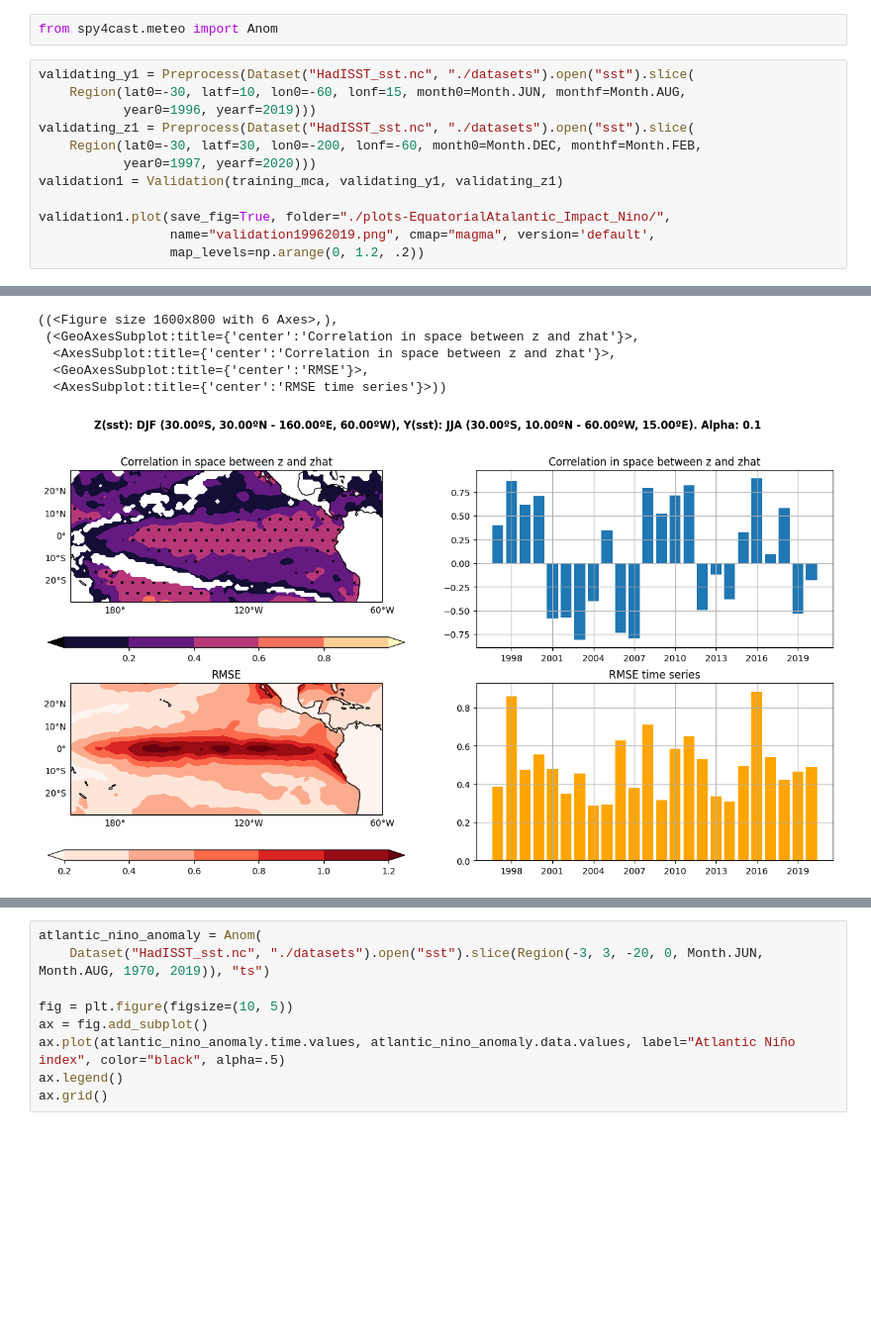
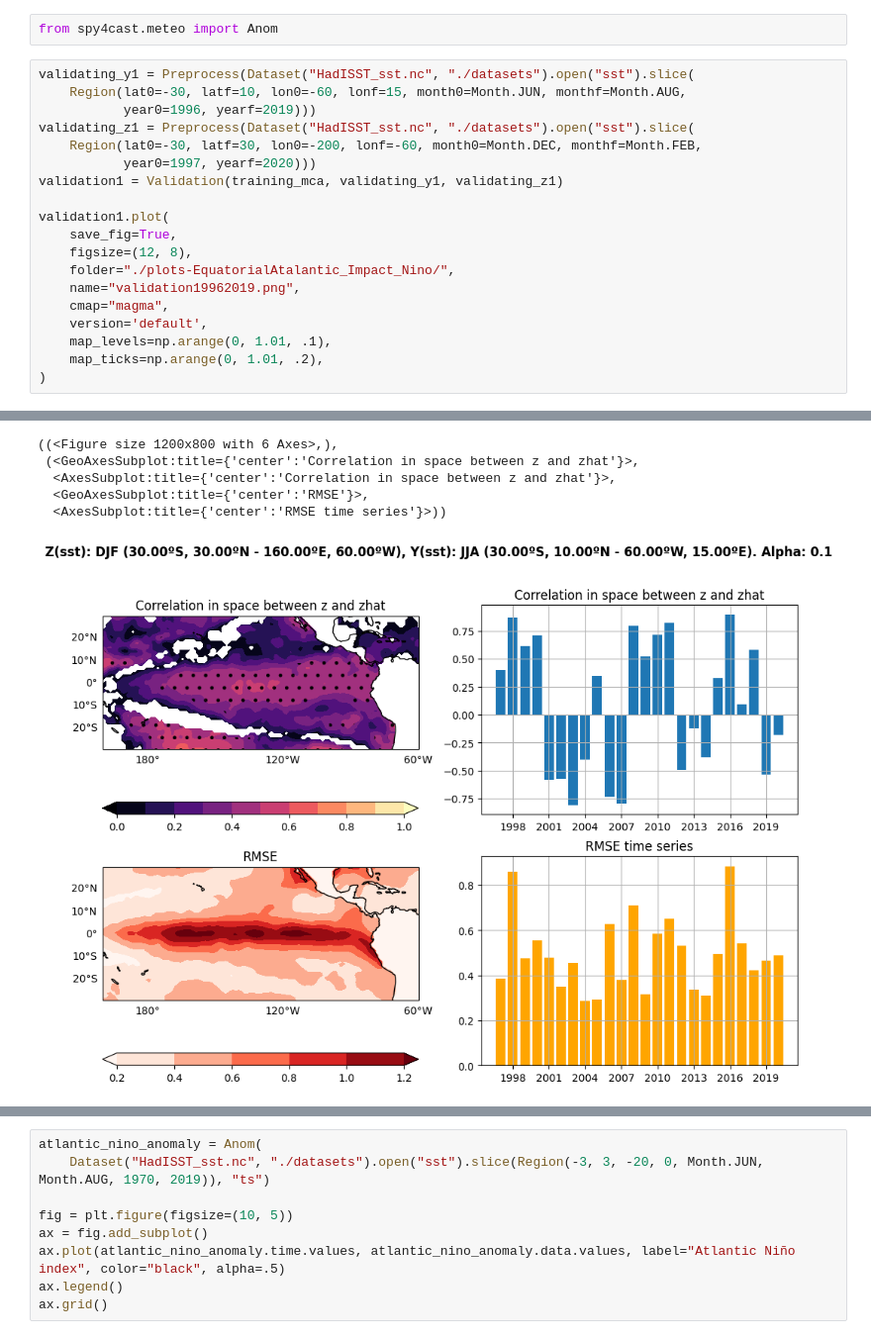
Before and after one commit to pabloduran016/Spy4CastManual, a Jupyter notebook: EquatorialAtlantic_Impact_Nino.ipynb, the cells around one changed output, grey strips where cells are left out. Shown at 99% size. Drawn from its saved outputs; the diff is of its cells as text; blank space fills up the shorter version.

```diff
--- a/EquatorialAtlantic_Impact_Nino.ipynb
+++ b/EquatorialAtlantic_Impact_Nino.ipynb
@@ -270,8 +253,15 @@ validating_z1 = Preprocess(Dataset("HadISST_sst.nc", "./datasets").open("sst").s
            year0=1997, yearf=2020)))
 validation1 = Validation(training_mca, validating_y1, validating_z1)
 
-validation1.plot(save_fig=True, folder="./plots-EquatorialAtalantic_Impact_Nino/",
-                 name="validation19962019.png", cmap="magma", version='default',
-                 map_levels=np.arange(0, 1.2, .2))
+validation1.plot(
+    save_fig=True,
+    figsize=(12, 8),
+    folder="./plots-EquatorialAtalantic_Impact_Nino/",
+    name="validation19962019.png",
+    cmap="magma",
+    version='default',
+    map_levels=np.arange(0, 1.01, .1),
+    map_ticks=np.arange(0, 1.01, .2),
+)
 # %% [output]
 [INFO] Preprocessing data for variable sst took: 0.013 seconds
@@ -295,10 +285,10 @@ validation1.plot(save_fig=True, folder="./plots-EquatorialAtalantic_Impact_Nino/
 [INFO] Saving plot with path ./plots-EquatorialAtalantic_Impact_Nino/validation19962019.png
-((<Figure size 1600x800 with 6 Axes>,),
+((<Figure size 1200x800 with 6 Axes>,),
  (<GeoAxesSubplot:title={'center':'Correlation in space between z and zhat'}>,
   <AxesSubplot:title={'center':'Correlation in space between z and zhat'}>,
   <GeoAxesSubplot:title={'center':'RMSE'}>,
   <AxesSubplot:title={'center':'RMSE time series'}>))
-[figure, old version]
+[figure, new version]
 # %%
 validation1.plot_zhat(
     [1997, 1998, 2009],
```
Also changed, not shown: parts of 13 cells of this notebook, 5 other files.
